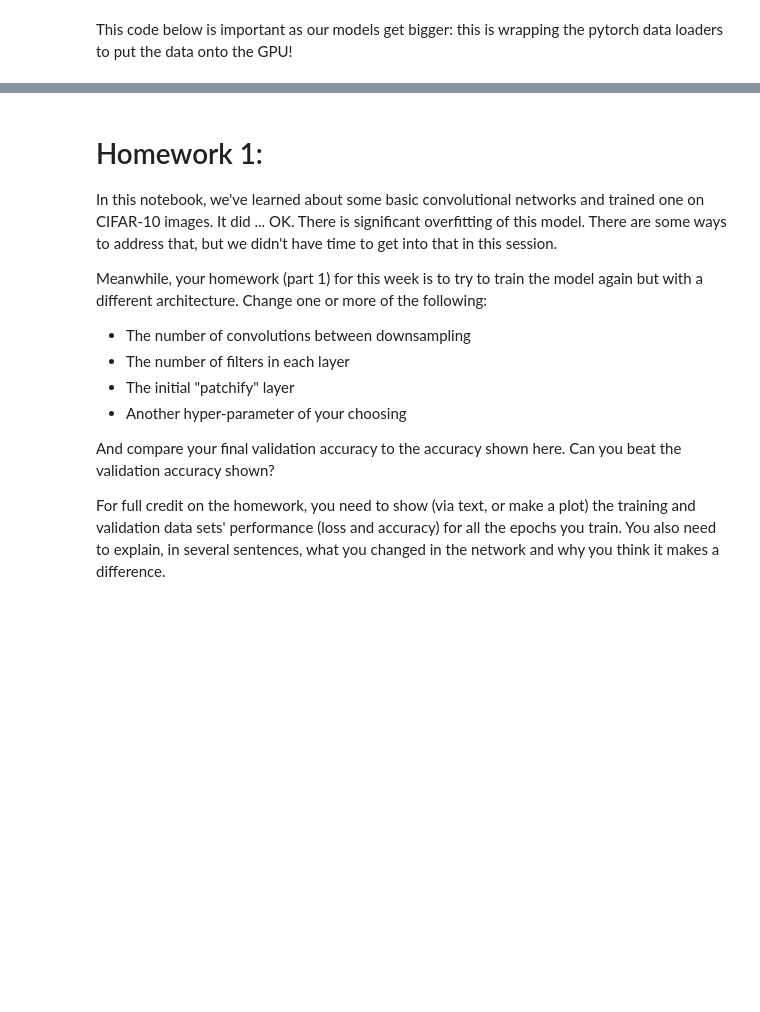
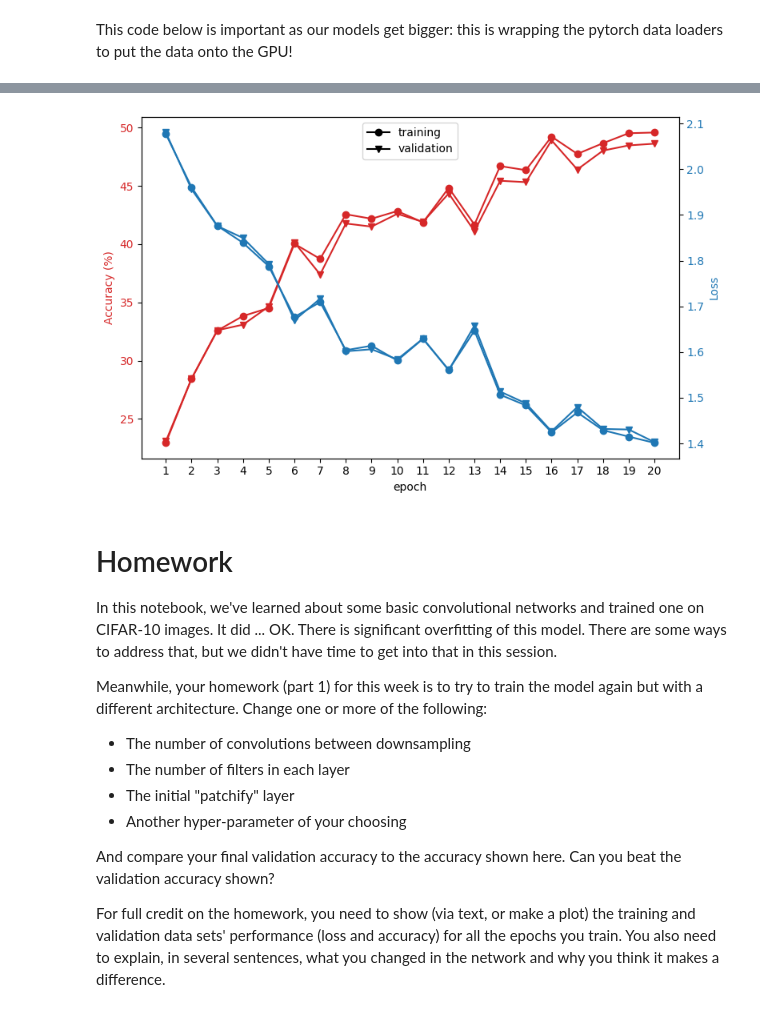
Before and after one commit to joeprisaz/ai-science-training-series, a Jupyter notebook: 03_advanced_neural_networks/20241017_Joseph_Prisaznuk_HW3.ipynb, the cells around one changed output, grey strips where cells are left out. Saved outputs shown, nothing was run; the diff lists cells and outputs as text; code cells hidden in the pictures; blank space fills up the shorter version.

Commit message:
plotted accuracy and loss

```diff
--- a/03_advanced_neural_networks/20241017_Joseph_Prisaznuk_HW3.ipynb
+++ b/03_advanced_neural_networks/20241017_Joseph_Prisaznuk_HW3.ipynb
@@ -300,7 +301,12 @@ optimizer = torch.optim.SGD(model.parameters(), lr=0.001, weight_decay=0.01)
 # %%
 from tqdm import tqdm
 
-epochs = 5
+train_acc_hist = []
+val_acc_hist = []
+train_loss_hist = []
+val_loss_hist = []
+
+epochs = 20
 for j in range(epochs):
     with tqdm(total=len(train_dataloader), position=0, leave=True, desc=f"Train Epoch {j}") as train_bar:
 
@@ -308,13 +314,16 @@ for j in range(epochs):
 
     # checking on the training & validation loss & accuracy
     # for training data - only once every 5 epochs (takes a while)
-    if j % 5 == 0:
-        with tqdm(total=len(train_dataloader), position=0, leave=True, desc=f"Validate (train) Epoch {j}") as train_eval:
-            acc, loss = evaluate(train_dataloader, model, loss_fn, train_eval)
-            print(f"Epoch {j}: training loss: {loss:.3f}, accuracy: {acc:.3f}")
+    # if j % 5 == 0:
+    with tqdm(total=len(train_dataloader), position=0, leave=True, desc=f"Validate (train) Epoch {j}") as train_eval:
+        acc, loss = evaluate(train_dataloader, model, loss_fn, train_eval)
+        print(f"Epoch {j}: training loss: {loss:.3f}, accuracy: {acc:.3f}")
+        train_acc_hist.append(acc)
+        train_loss_hist.append(loss)
 
     with tqdm(total=len(val_dataloader), position=0, leave=True, desc=f"Validate Epoch {j}") as val_bar:
-
         acc_val, loss_val = evaluate(val_dataloader, model, loss_fn, val_bar)
         print(f"Epoch {j}: validation loss: {loss_val:.3f}, accuracy: {acc_val:.3f}")
+        val_acc_hist.append(acc_val)
+        val_loss_hist.append(loss_val)
 # %% [output]
@@ -327,5 +343,31 @@ Epoch 4: validation loss: 1.765, accuracy: 36.917
+# %%
+fig, ax1 = plt.subplots(figsize=(8,5))
+
+epochX = range(1,epochs+1)
+color = 'tab:red'
+ax1.plot(np.nan, np.nan, marker='o', color="k", label="training")
+ax1.plot(np.nan, np.nan, marker='v', color="k", label="validation")
+ax1.legend(loc="upper center")
+ax1.plot(epochX, train_acc_hist, marker='o', color=color)
+ax1.plot(epochX, val_acc_hist, marker='v', color=color)
+ax1.tick_params(axis='y', labelcolor=color)
+ax1.set_xlabel('epoch')
+ax1.set_ylabel('Accuracy (%)', color=color)
+ax1.set_xticks(epochX)
+
+ax2 = ax1.twinx()  # instantiate a second Axes that shares the same x-axis
+
+color = 'tab:blue'
+ax2.plot(epochX, train_loss_hist, marker='o', color=color)
+ax2.plot(epochX, val_loss_hist, marker='v', color=color)
+ax2.tick_params(axis='y', labelcolor=color)
+ax2.set_ylabel('Loss', color=color)  # we already handled the x-label with ax1
+
+fig.tight_layout()  # otherwise the right y-label is slightly clipped
+# %% [output]
+[figure, added]
 # %% [markdown]
-# Homework 1:
+# Homework
 
 In this notebook, we've learned about some basic convolutional networks and trained one on CIFAR-10 images.  It did ... OK.  There is significant overfitting of this model.  There are some ways to address that, but we didn't have time to get into that in this session.
 
```
Also changed, not shown: parts of 4 cells of this notebook.
